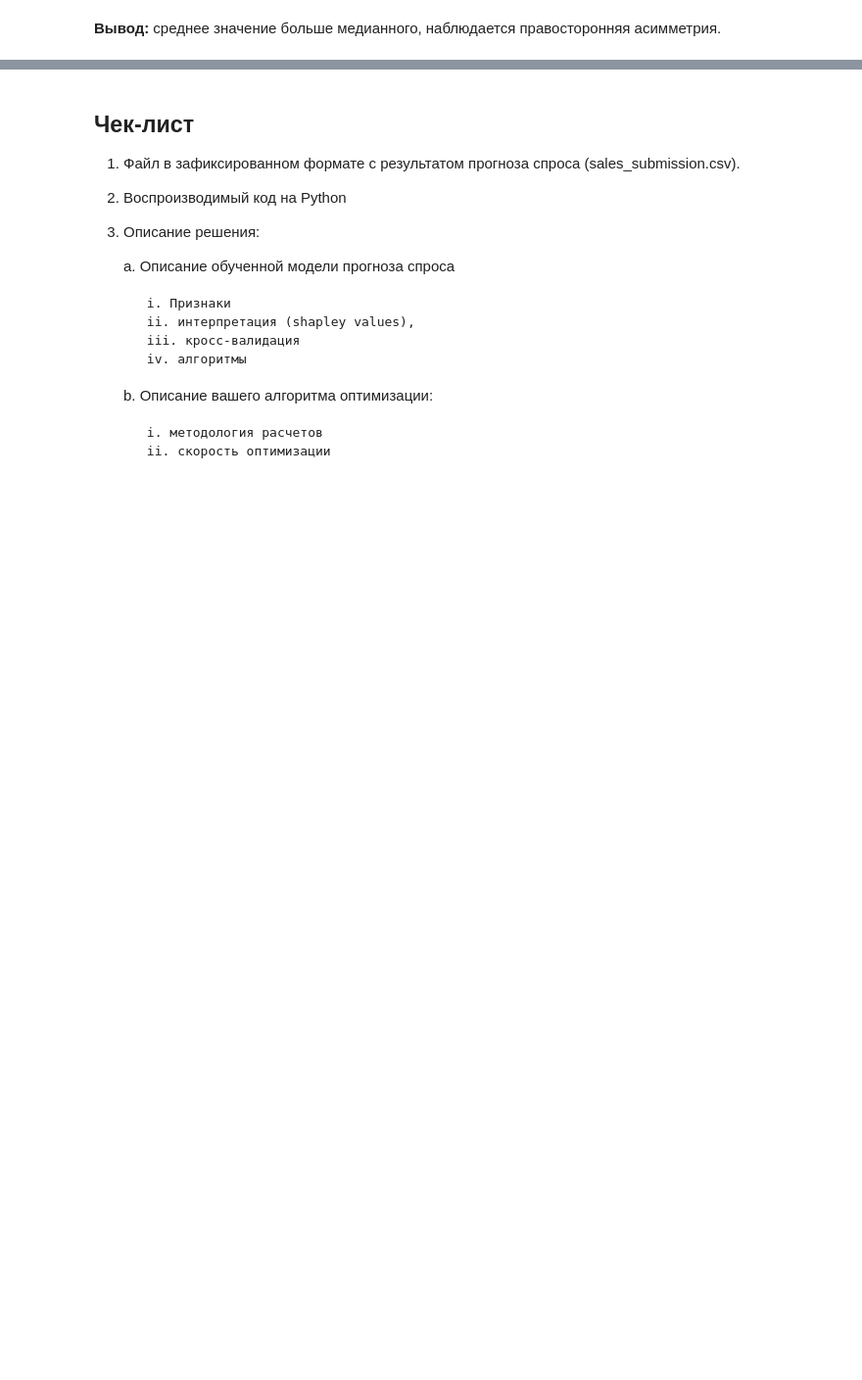
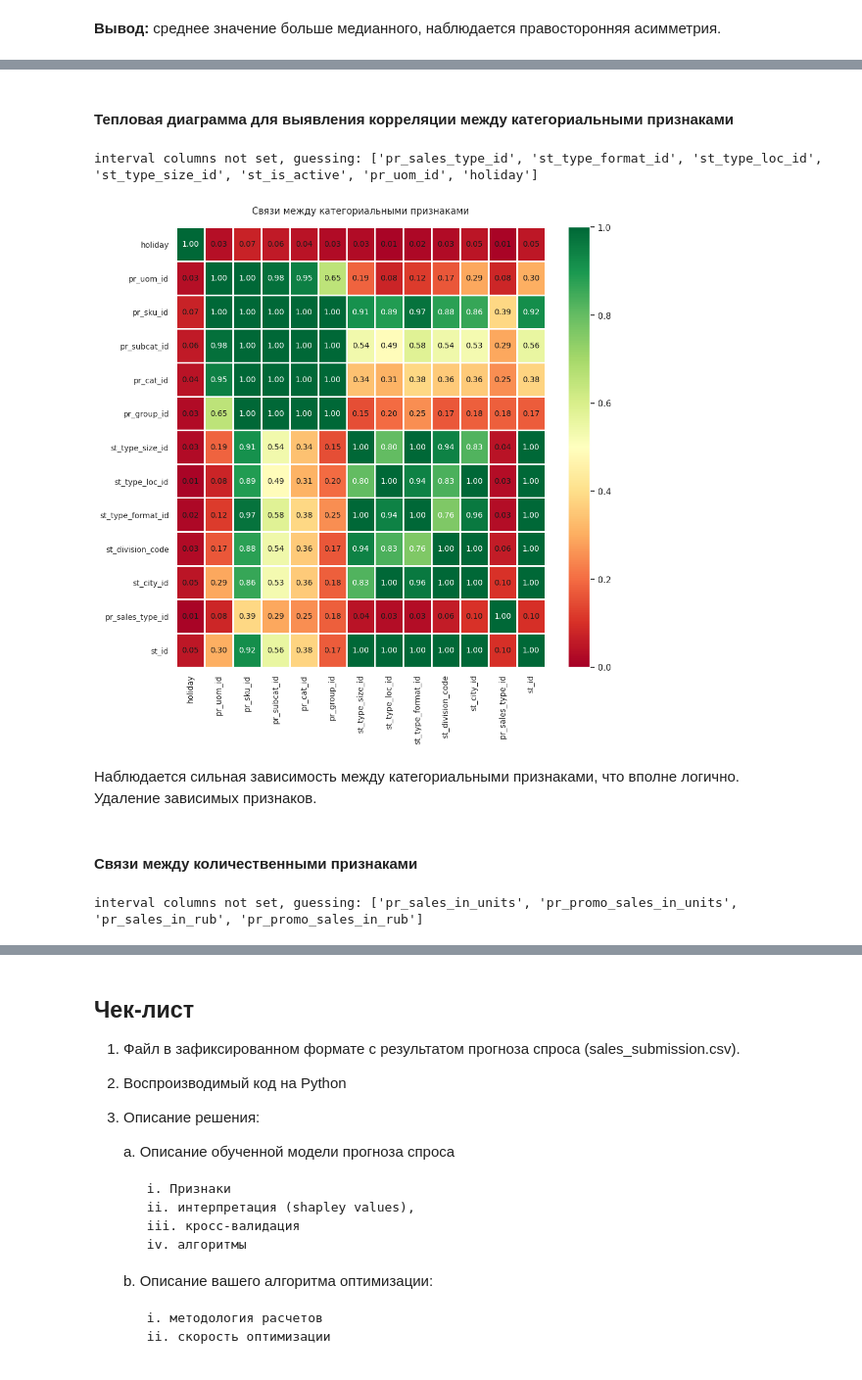
Before and after one commit to denis-42ds/demand_forecast_retailer, a Jupyter notebook: demand_forecast.ipynb, the cells around one changed output, grey strips where cells are left out. Shown at 98% size. Saved outputs shown, nothing was run; the diff lists cells and outputs as text; code cells hidden in the pictures; blank space fills up the shorter version.

Commit message:
data correlations

```diff
--- a/demand_forecast.ipynb
+++ b/demand_forecast.ipynb
@@ -369,0 +371,6 @@ calendar.sample()
+# %%
+holidays = calendar[['date', 'holiday']]
+holidays['date'] = pd.to_datetime(holidays['date'], format='%d.%m.%Y')
+# %%
+common_df = common_df.merge(holidays, on='date', how='left')
+common_df.head()
@@ -369,0 +384,25 @@ calendar.sample()
+# %% [markdown]
+#### Тепловая диаграмма для выявления корреляции между категориальными признаками
+# %%
+categ_cols = [
+    'st_id', 'pr_sales_type_id', 'st_city_id', 'st_division_code',
+    'st_type_format_id', 'st_type_loc_id', 'st_type_size_id', 'st_is_active',
+    'pr_group_id', 'pr_cat_id', 'pr_subcat_id', 'pr_sku_id', 'pr_uom_id', 'holiday'
+    ]
+phik_overview = common_df[categ_cols].phik_matrix();
+# %% [output]
+interval columns not set, guessing: ['pr_sales_type_id', 'st_type_format_id', 'st_type_loc_id', 'st_type_size_id', 'st_is_active', 'pr_uom_id', 'holiday']
+# %%
+sns.set()
+plot_correlation_matrix(phik_overview.values,
+                        x_labels=phik_overview.columns,
+                        y_labels=phik_overview.index,
+                        vmin=0, vmax=1,
+                        fontsize_factor=1.0, figsize=(10, 10))
+
+plt.title('Связи между категориальными признаками', fontsize=12, y=1.02)
+plt.tight_layout()
+# %% [output]
+[figure, added]
+# %% [markdown]
+Наблюдается сильная зависимость между категориальными признаками, что вполне логично. <br>Удаление зависимых признаков.
@@ -369,0 +415,7 @@ calendar.sample()
+# %% [markdown]
+#### Связи между количественными признаками
+# %%
+quant_cols = ['pr_sales_in_units', 'pr_promo_sales_in_units', 'pr_sales_in_rub', 'pr_promo_sales_in_rub']
+phik_overview_q = common_df[quant_cols].phik_matrix();
+# %% [output]
+interval columns not set, guessing: ['pr_sales_in_units', 'pr_promo_sales_in_units', 'pr_sales_in_rub', 'pr_promo_sales_in_rub']
```
Also changed, not shown: parts of 19 cells of this notebook.
